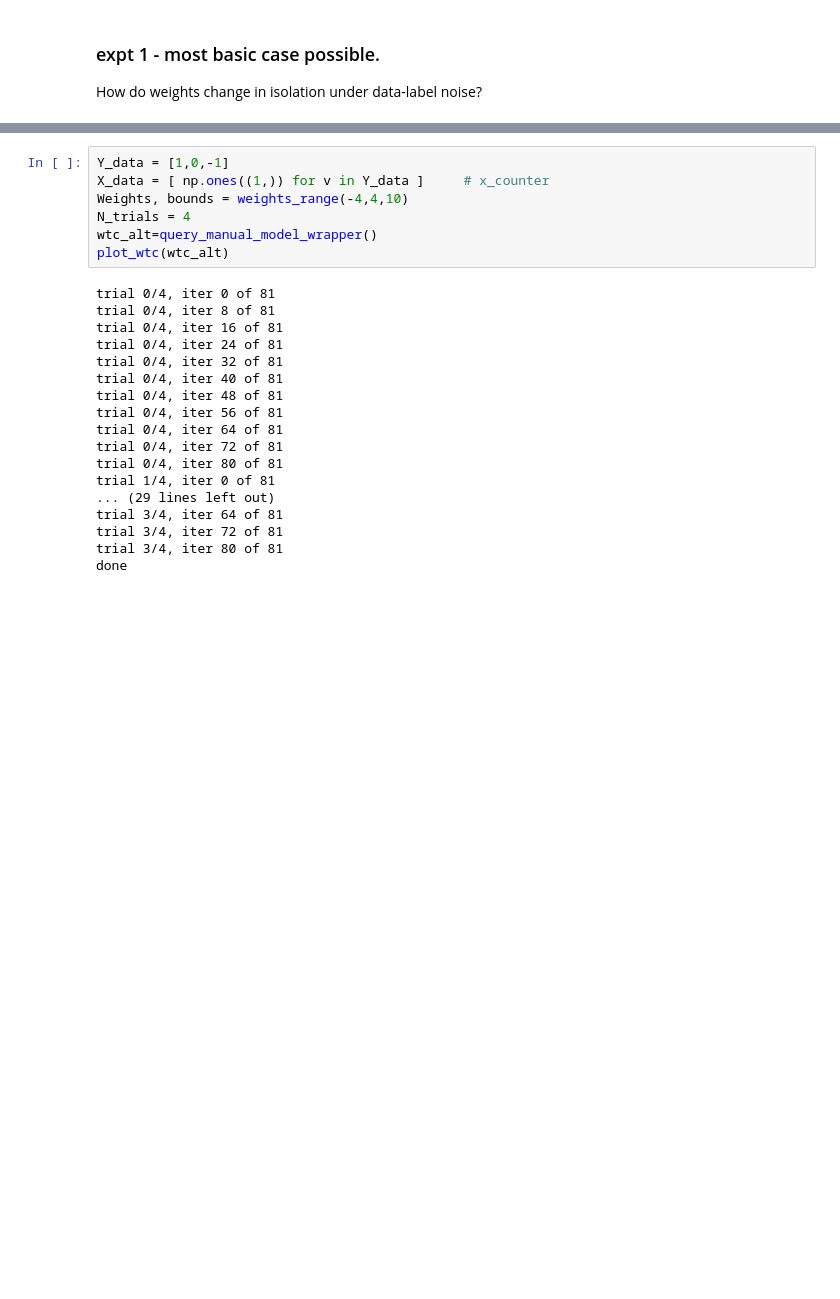
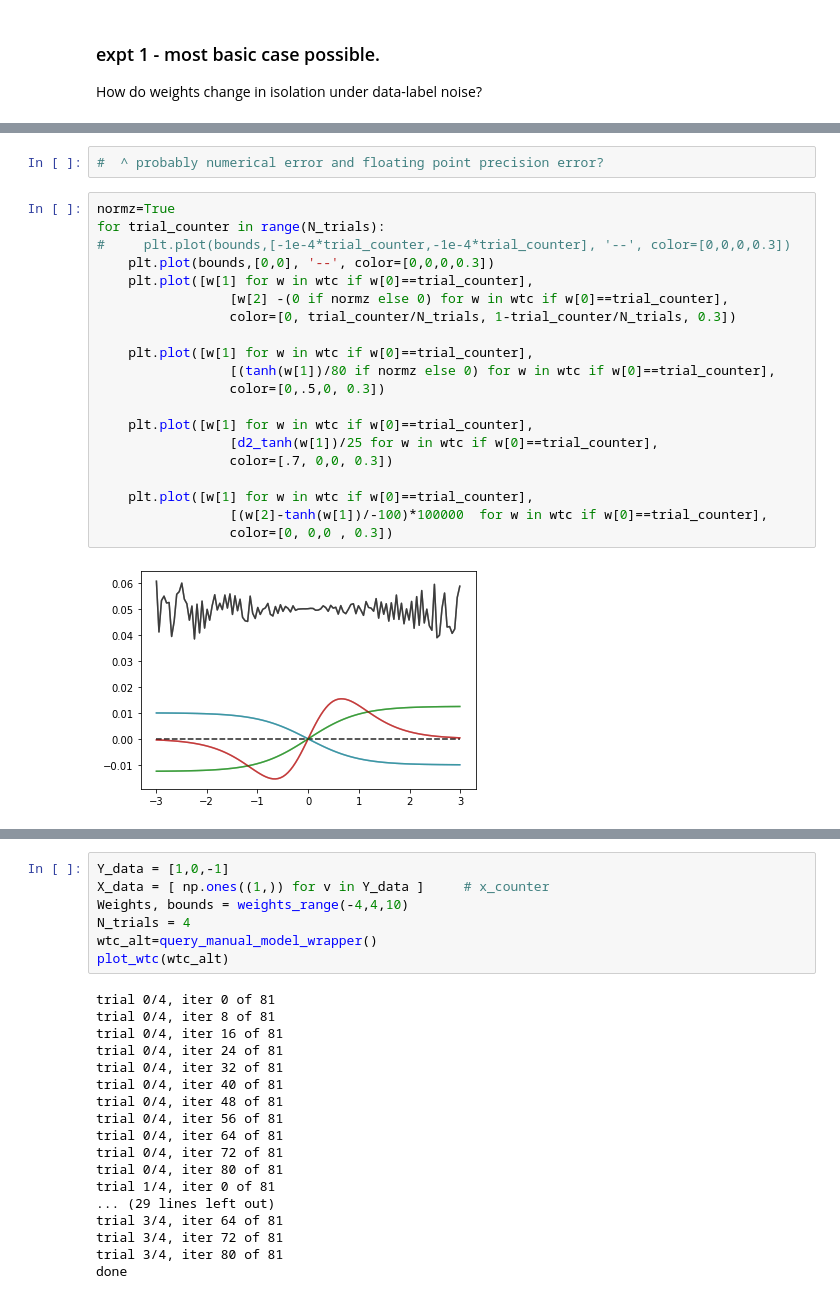
Before and after one commit to taoketao/activation-zones, a Jupyter notebook: noise-follows-D4-experiments/tf/noise-follows-D4-notebook.ipynb, the cells around one changed output, grey strips where cells are left out. Drawn from its saved outputs; the diff is of its cells as text; blank space fills up the shorter version.

```diff
--- a/noise-follows-D4-experiments/tf/noise-follows-D4-notebook.ipynb
+++ b/noise-follows-D4-experiments/tf/noise-follows-D4-notebook.ipynb
@@ -202,0 +321,24 @@ plot_wtc()
+# %%
+#  ^ probably numerical error and floating point precision error?
+# %%
+normz=True
+for trial_counter in range(N_trials):
+#     plt.plot(bounds,[-1e-4*trial_counter,-1e-4*trial_counter], '--', color=[0,0,0,0.3])
+    plt.plot(bounds,[0,0], '--', color=[0,0,0,0.3])
+    plt.plot([w[1] for w in wtc if w[0]==trial_counter],
+                 [w[2] -(0 if normz else 0) for w in wtc if w[0]==trial_counter],
+                 color=[0, trial_counter/N_trials, 1-trial_counter/N_trials, 0.3])
+
+    plt.plot([w[1] for w in wtc if w[0]==trial_counter],
+                 [(tanh(w[1])/80 if normz else 0) for w in wtc if w[0]==trial_counter],
+                 color=[0,.5,0, 0.3])
+
+    plt.plot([w[1] for w in wtc if w[0]==trial_counter],
+                 [d2_tanh(w[1])/25 for w in wtc if w[0]==trial_counter],
+                 color=[.7, 0,0, 0.3])
+
+    plt.plot([w[1] for w in wtc if w[0]==trial_counter],
+                 [(w[2]-tanh(w[1])/-100)*100000  for w in wtc if w[0]==trial_counter],
+                 color=[0, 0,0 , 0.3])
+# %% [output]
+[figure, added]
```
Also changed, not shown: parts of 37 cells of this notebook.
